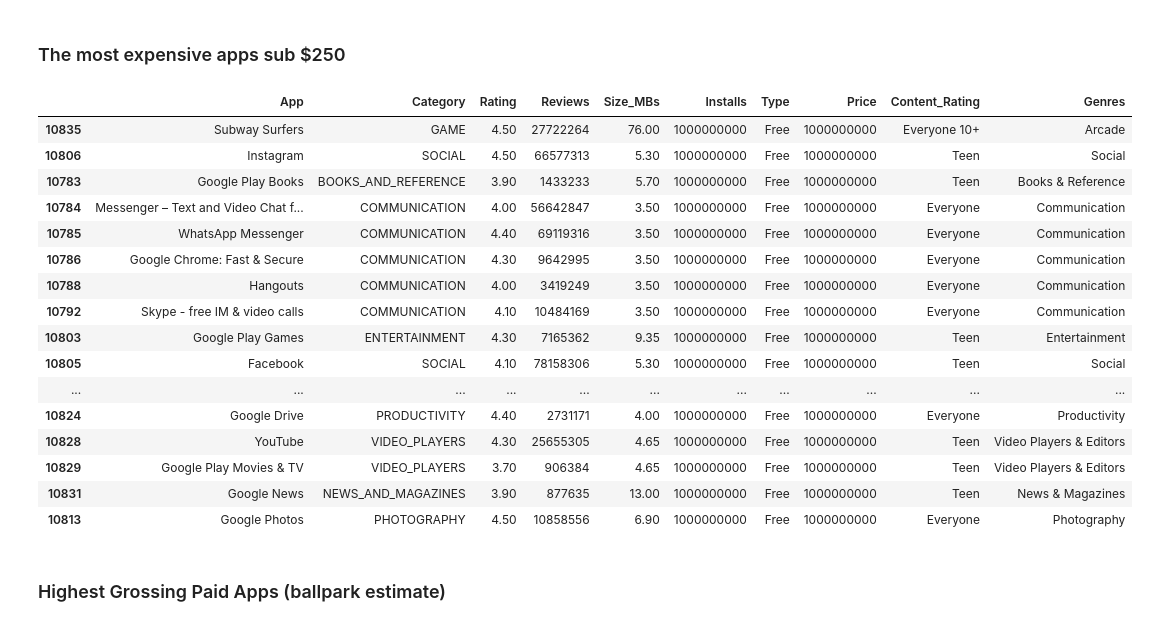
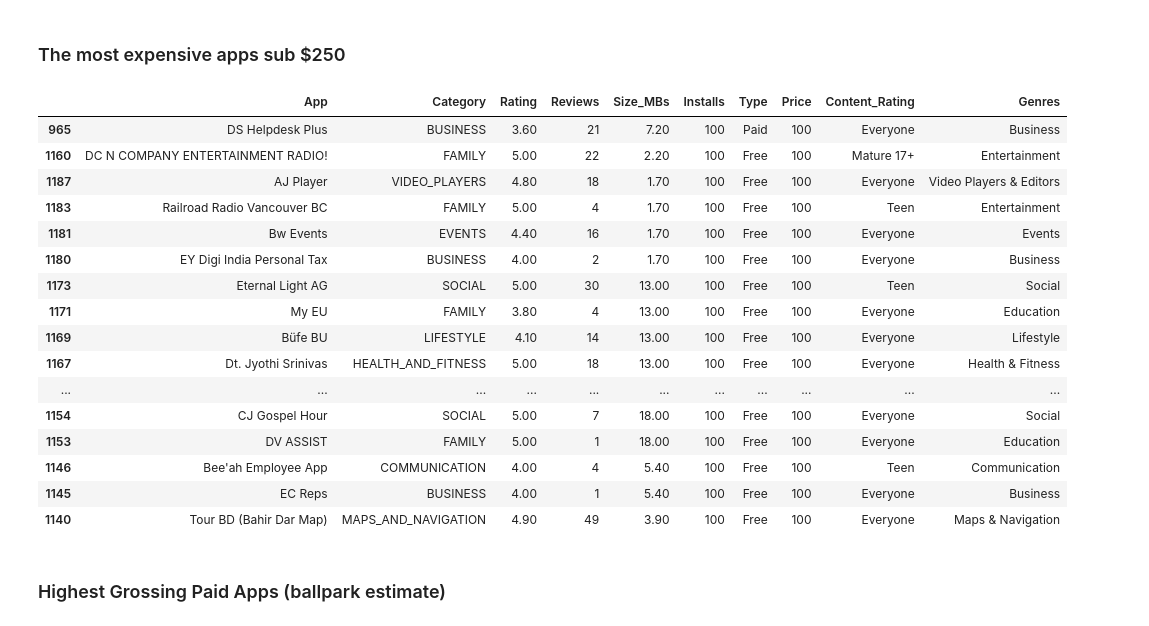
Before and after one commit to York13Pud/python-100-days-of-code, a Jupyter notebook: days-070-to-079/day-075-google-play-data/01-google-play-store.ipynb, the cells around one changed output. Drawn from its saved outputs; the diff is of its cells as text; code cells hidden in the pictures.

```diff
--- a/days-070-to-079/day-075-google-play-data/01-google-play-store.ipynb
+++ b/days-070-to-079/day-075-google-play-data/01-google-play-store.ipynb
@@ -243,24 +262,24 @@ df_apps_clean[["App", "Price"]].groupby("Price").count()
 # %% [markdown]
 ### The most expensive apps sub $250
 # %%
-df_apps_clean.sort_values(by="Price", ascending = False).head(20)
+df_apps_clean[df_apps_clean["Price"] <= 250].sort_values(by=["Price"], ascending = False).head(20)
 # %% [output]
 |  | App | Category | Rating | Reviews | Size_MBs | Installs | Type | Price | Content_Rating | Genres |
-| 10835 | Subway Surfers | GAME | 4.50 | 27722264 | 76.00 | 1000000000 | Free | 1000000000 | Everyone 10+ | Arcade |
-| 10806 | Instagram | SOCIAL | 4.50 | 66577313 | 5.30 | 1000000000 | Free | 1000000000 | Teen | Social |
-| 10783 | Google Play Books | BOOKS_AND_REFERENCE | 3.90 | 1433233 | 5.70 | 1000000000 | Free | 1000000000 | Teen | Books & Reference |
-| 10784 | Messenger – Text and Video Chat f... | COMMUNICATION | 4.00 | 56642847 | 3.50 | 1000000000 | Free | 1000000000 | Everyone | Communication |
-| 10785 | WhatsApp Messenger | COMMUNICATION | 4.40 | 69119316 | 3.50 | 1000000000 | Free | 1000000000 | Everyone | Communication |
-| 10786 | Google Chrome: Fast & Secure | COMMUNICATION | 4.30 | 9642995 | 3.50 | 1000000000 | Free | 1000000000 | Everyone | Communication |
-| 10788 | Hangouts | COMMUNICATION | 4.00 | 3419249 | 3.50 | 1000000000 | Free | 1000000000 | Everyone | Communication |
-| 10792 | Skype - free IM & video calls | COMMUNICATION | 4.10 | 10484169 | 3.50 | 1000000000 | Free | 1000000000 | Everyone | Communication |
-| 10803 | Google Play Games | ENTERTAINMENT | 4.30 | 7165362 | 9.35 | 1000000000 | Free | 1000000000 | Teen | Entertainment |
-| 10805 | Facebook | SOCIAL | 4.10 | 78158306 | 5.30 | 1000000000 | Free | 1000000000 | Teen | Social |
+| 965 | DS Helpdesk Plus | BUSINESS | 3.60 | 21 | 7.20 | 100 | Paid | 100 | Everyone | Business |
+| 1160 | DC N COMPANY ENTERTAINMENT RADIO! | FAMILY | 5.00 | 22 | 2.20 | 100 | Free | 100 | Mature 17+ | Entertainment |
+| 1187 | AJ Player | VIDEO_PLAYERS | 4.80 | 18 | 1.70 | 100 | Free | 100 | Everyone | Video Players & Editors |
+| 1183 | Railroad Radio Vancouver BC | FAMILY | 5.00 | 4 | 1.70 | 100 | Free | 100 | Teen | Entertainment |
+| 1181 | Bw Events | EVENTS | 4.40 | 16 | 1.70 | 100 | Free | 100 | Everyone | Events |
+| 1180 | EY Digi India Personal Tax | BUSINESS | 4.00 | 2 | 1.70 | 100 | Free | 100 | Everyone | Business |
+| 1173 | Eternal Light AG | SOCIAL | 5.00 | 30 | 13.00 | 100 | Free | 100 | Teen | Social |
+| 1171 | My EU | FAMILY | 3.80 | 4 | 13.00 | 100 | Free | 100 | Everyone | Education |
+| 1169 | Büfe BU | LIFESTYLE | 4.10 | 14 | 13.00 | 100 | Free | 100 | Everyone | Lifestyle |
+| 1167 | Dt. Jyothi Srinivas | HEALTH_AND_FITNESS | 5.00 | 18 | 13.00 | 100 | Free | 100 | Everyone | Health & Fitness |
 | ... | ... | ... | ... | ... | ... | ... | ... | ... | ... | ... |
-| 10824 | Google Drive | PRODUCTIVITY | 4.40 | 2731171 | 4.00 | 1000000000 | Free | 1000000000 | Everyone | Productivity |
-| 10828 | YouTube | VIDEO_PLAYERS | 4.30 | 25655305 | 4.65 | 1000000000 | Free | 1000000000 | Teen | Video Players & Editors |
-| 10829 | Google Play Movies & TV | VIDEO_PLAYERS | 3.70 | 906384 | 4.65 | 1000000000 | Free | 1000000000 | Teen | Video Players & Editors |
-| 10831 | Google News | NEWS_AND_MAGAZINES | 3.90 | 877635 | 13.00 | 1000000000 | Free | 1000000000 | Teen | News & Magazines |
-| 10813 | Google Photos | PHOTOGRAPHY | 4.50 | 10858556 | 6.90 | 1000000000 | Free | 1000000000 | Everyone | Photography |
+| 1154 | CJ Gospel Hour | SOCIAL | 5.00 | 7 | 18.00 | 100 | Free | 100 | Everyone | Social |
+| 1153 | DV ASSIST | FAMILY | 5.00 | 1 | 18.00 | 100 | Free | 100 | Everyone | Education |
+| 1146 | Bee'ah Employee App | COMMUNICATION | 4.00 | 4 | 5.40 | 100 | Free | 100 | Teen | Communication |
+| 1145 | EC Reps | BUSINESS | 4.00 | 1 | 5.40 | 100 | Free | 100 | Everyone | Business |
+| 1140 | Tour BD (Bahir Dar Map) | MAPS_AND_NAVIGATION | 4.90 | 49 | 3.90 | 100 | Free | 100 | Everyone | Maps & Navigation |
 # %% [markdown]
 ### Highest Grossing Paid Apps (ballpark estimate)
```
Also changed, not shown: parts of 21 cells of this notebook.
